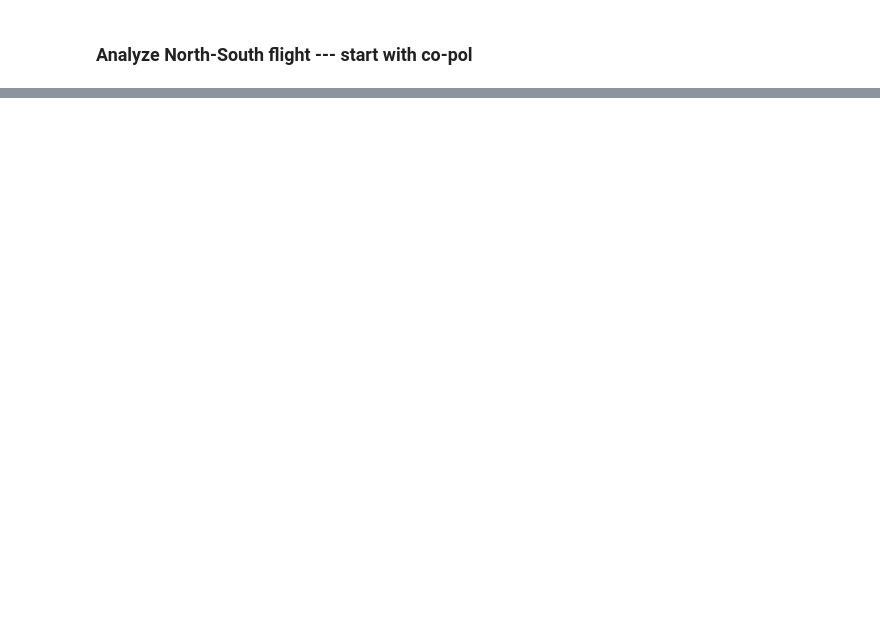
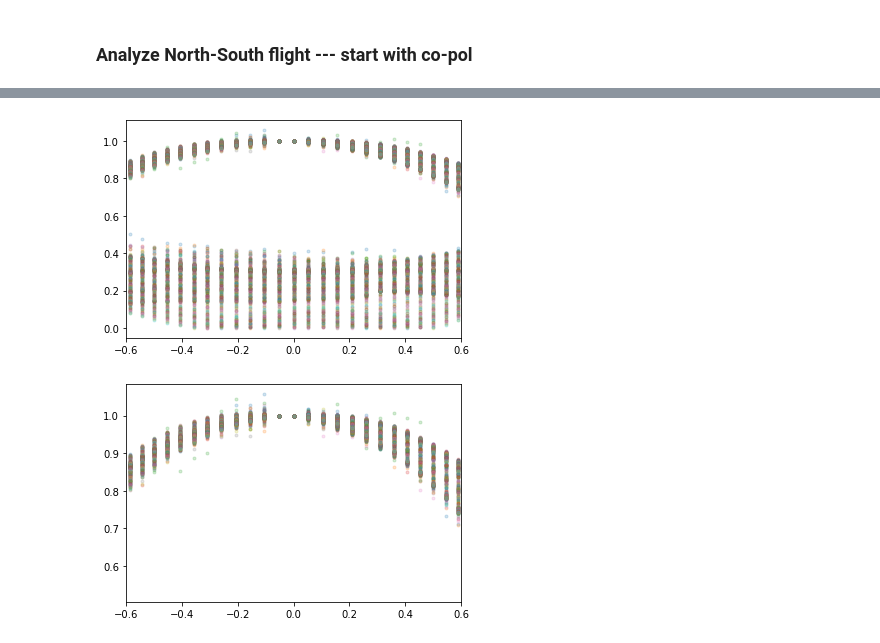
Before and after one commit to WrightLaboratory/newburghlabdrone, a Jupyter notebook: analysis/LBN_NSCHIME.ipynb, the cells around one changed output, grey strips where cells are left out. Drawn from its saved outputs; the diff is of its cells as text; code cells hidden in the pictures; blank space fills up the shorter version.

```diff
--- a/analysis/LBN_NSCHIME.ipynb
+++ b/analysis/LBN_NSCHIME.ipynb
@@ -929,0 +1143,21 @@ plt.plot(bbeam.df_angle,np.abs(bbeam.complex_H_beam[:,400]/bbeam.complex_H_beam[
+# %%
+# Can I ... turn this into TelY?
+#bico_tely = 90 - ang_cent
+bico_tely = np.sin(np.radians(ang_cent))
+
+for fi in np.arange(0,300):
+    plt.plot(bico_tely,np.abs(bico_normed[:,fi]),alpha=0.2,marker='.',linestyle='None')
+plt.xlim(-0.6,0.6)
+plt.show()
+
+# restrict the telY axis a little
+
+gan = np.where((ang_cent>-50) & (ang_cent<50))[0]
+
+for fi in np.arange(0,300):
+    plt.plot(bico_tely[gan],np.abs(bico_normed[gan,fi]),alpha=0.2,marker='.',linestyle='None')
+plt.xlim(-0.6,0.6)
+plt.show()
+# %% [output]
+[figure, added]
+[figure, added]
```
Also changed, not shown: parts of 42 cells of this notebook.
